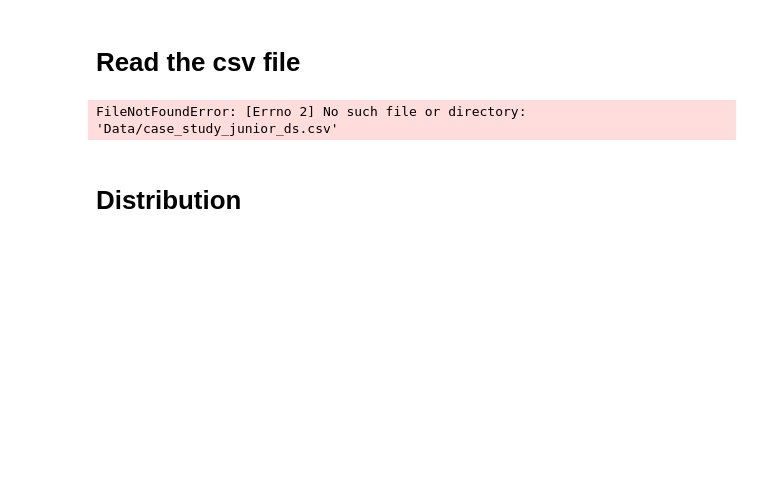
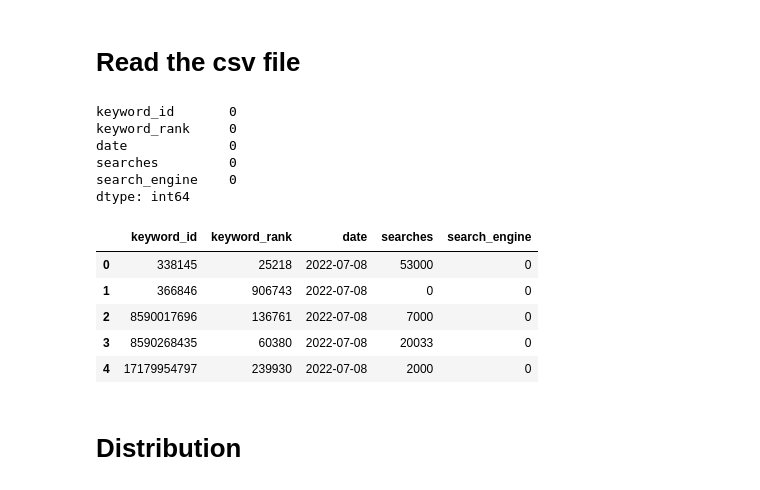
Before and after one commit to foroughHassani/Flywheel-project, a Jupyter notebook: Flywheel_assignment.ipynb, the cells around one changed output. Drawn from its saved outputs; the diff is of its cells as text; code cells hidden in the pictures; blank space fills up the shorter version.

```diff
--- a/Flywheel_assignment.ipynb
+++ b/Flywheel_assignment.ipynb
@@ -17,17 +17,28 @@ from matplotlib import colors
 # %% [markdown]
 # Read the csv file
 # %%
-path = 'Data'
+path = '/Users/foroughhassani/Documents/Flywheel_project/Data'
 
 # read the file
 df = pd.read_csv(f'{path}/case_study_junior_ds.csv', sep = ',')
 
 # number of missing values in all columnsprint("\nMissing values:")
 print(df.isnull().sum())
 
 df.head()
 # %% [output]
-FileNotFoundError: [Errno 2] No such file or directory: 'Data/case_study_junior_ds.csv'
+keyword_id       0
+keyword_rank     0
+date             0
+searches         0
+search_engine    0
+dtype: int64
+|  | keyword_id | keyword_rank | date | searches | search_engine |
+| 0 | 338145 | 25218 | 2022-07-08 | 53000 | 0 |
+| 1 | 366846 | 906743 | 2022-07-08 | 0 | 0 |
+| 2 | 8590017696 | 136761 | 2022-07-08 | 7000 | 0 |
+| 3 | 8590268435 | 60380 | 2022-07-08 | 20033 | 0 |
+| 4 | 17179954797 | 239930 | 2022-07-08 | 2000 | 0 |
 # %% [markdown]
 # Distribution
 # %% [markdown]
```
Also changed, not shown: 1 other file.
